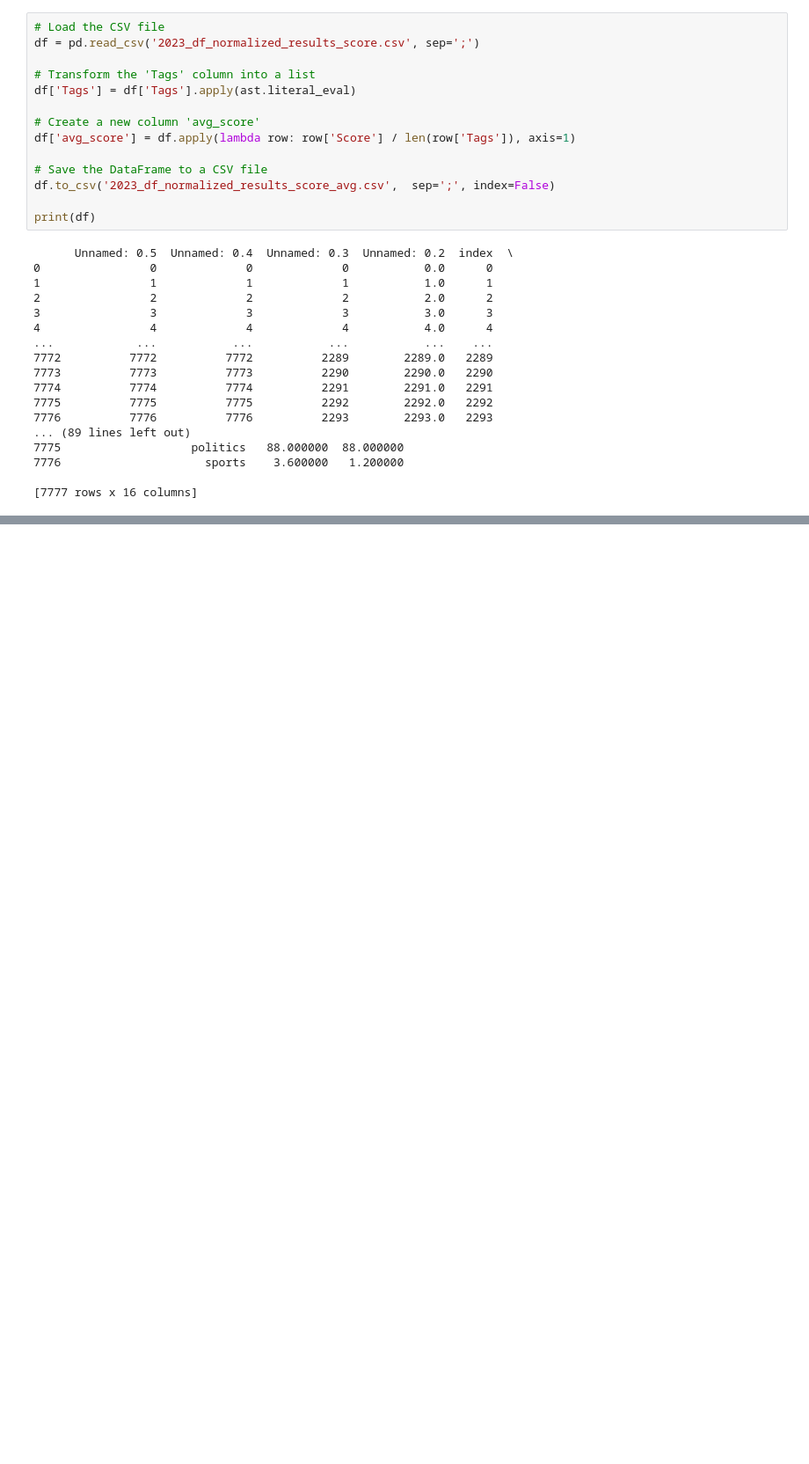
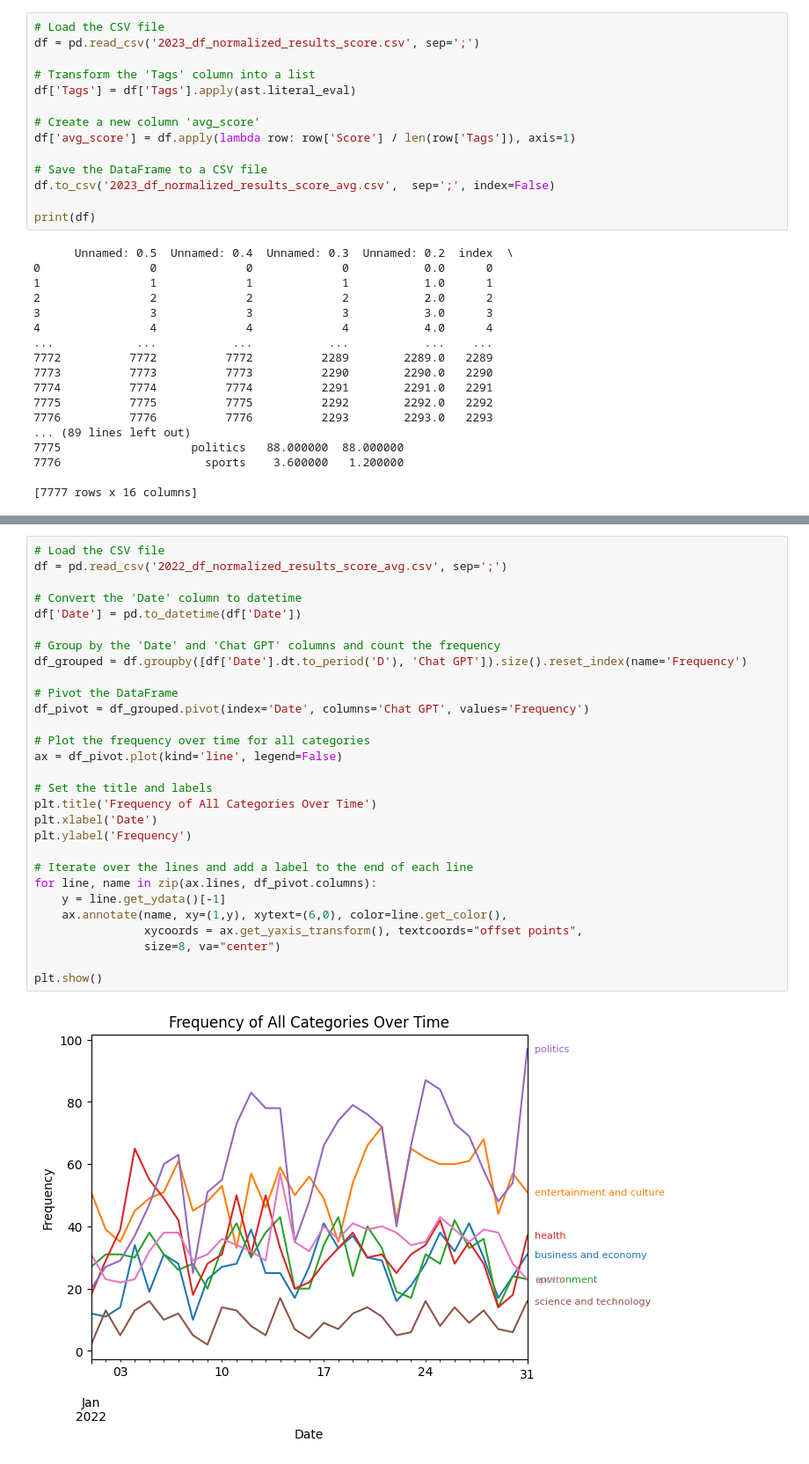
Before and after one commit to Steinar-Slette/Data_in_the_wild_exam, a Jupyter notebook: combine_trends_news/compare_pytrends_articles.ipynb, the cells around one changed output, grey strips where cells are left out. Shown: that part at 88% size. Drawn from its saved outputs; the diff is of its cells as text; blank space fills up the shorter version.

```diff
--- a/combine_trends_news/compare_pytrends_articles.ipynb
+++ b/combine_trends_news/compare_pytrends_articles.ipynb
@@ -96,0 +151,31 @@ print(df)
+# %%
+# Load the CSV file
+df = pd.read_csv('2022_df_normalized_results_score_avg.csv', sep=';')
+
+# Convert the 'Date' column to datetime
+df['Date'] = pd.to_datetime(df['Date'])
+
+# Group by the 'Date' and 'Chat GPT' columns and count the frequency
+df_grouped = df.groupby([df['Date'].dt.to_period('D'), 'Chat GPT']).size().reset_index(name='Frequency')
+
+# Pivot the DataFrame
+df_pivot = df_grouped.pivot(index='Date', columns='Chat GPT', values='Frequency')
+
+# Plot the frequency over time for all categories
+ax = df_pivot.plot(kind='line', legend=False)
+
+# Set the title and labels
+plt.title('Frequency of All Categories Over Time')
+plt.xlabel('Date')
+plt.ylabel('Frequency')
+
+# Iterate over the lines and add a label to the end of each line
+for line, name in zip(ax.lines, df_pivot.columns):
+    y = line.get_ydata()[-1]
+    ax.annotate(name, xy=(1,y), xytext=(6,0), color=line.get_color(),
+                xycoords = ax.get_yaxis_transform(), textcoords="offset points",
+                size=8, va="center")
+
+plt.show()
+# %% [output]
+[figure, added]
```
Also changed, not shown: parts of 5 cells of this notebook, 2 other files.
